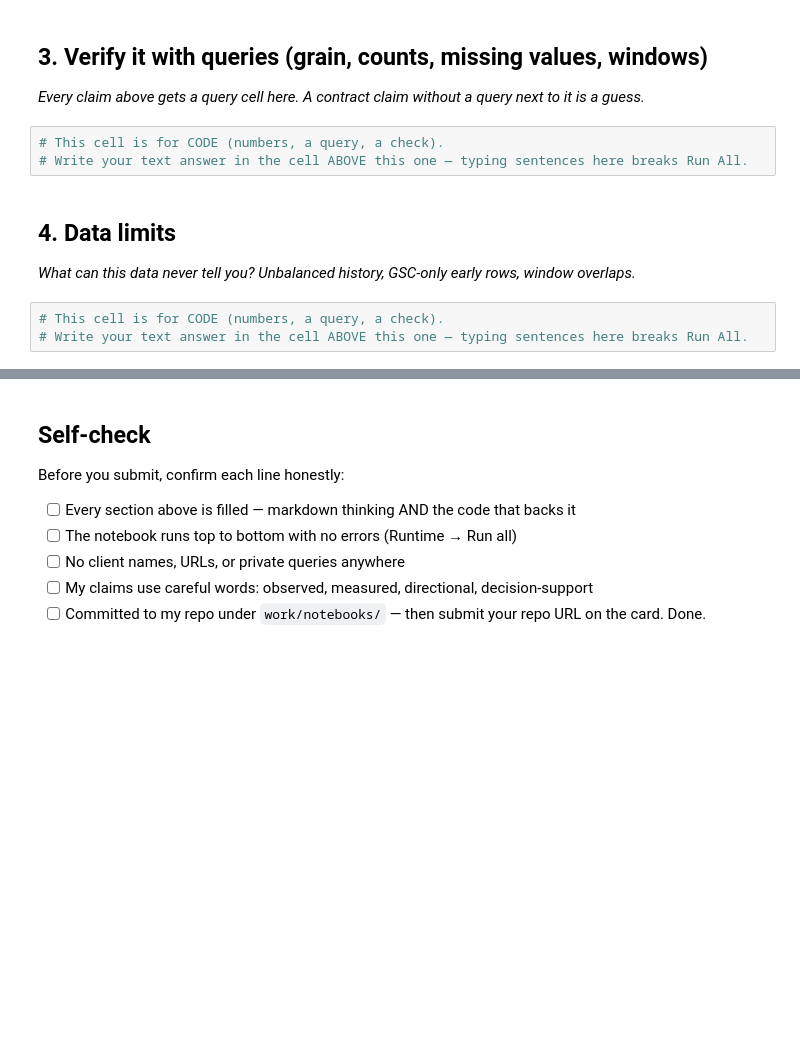
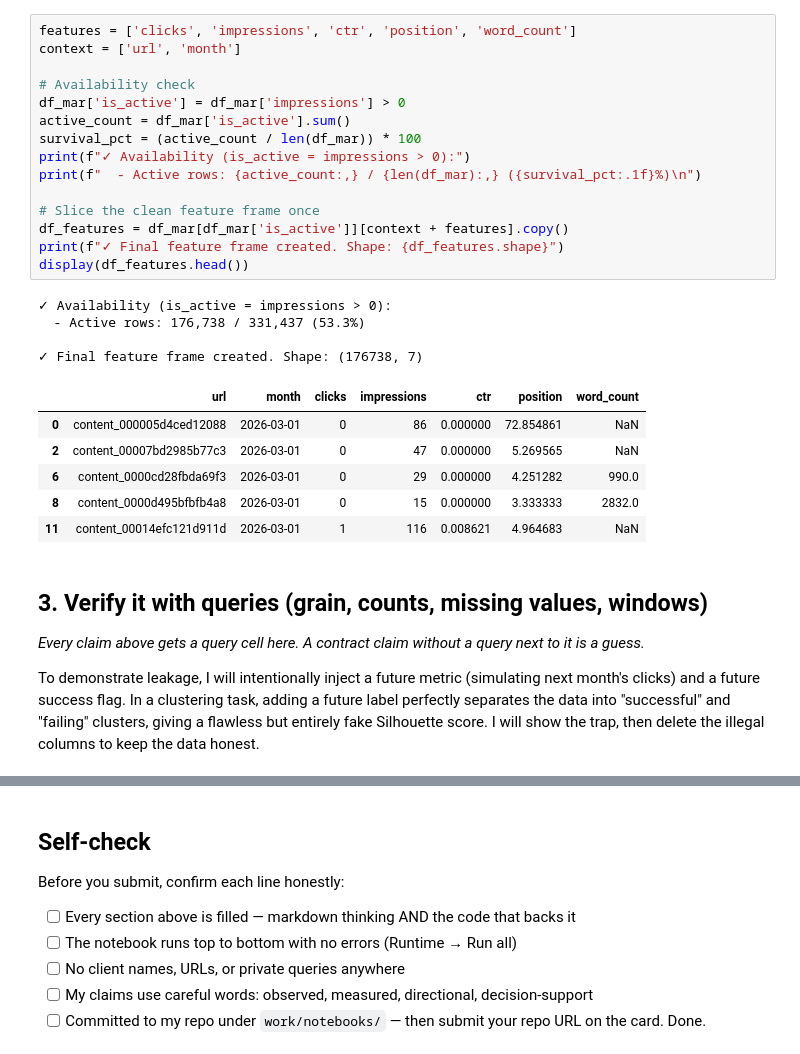
Before and after one commit to tokihab/FlyRankIntern-ML, a Jupyter notebook: work/notebooks/w03_data_contract.ipynb, the cells around one changed output, grey strips where cells are left out. Cells and saved outputs as stored; diff of their text form; blank space fills up the shorter version.

```diff
--- a/work/notebooks/w03_data_contract.ipynb
+++ b/work/notebooks/w03_data_contract.ipynb
@@ -23,14 +93,32 @@ This skeleton is yours to fill. Work the sections **in order** — each one has
+# %%
+features = ['clicks', 'impressions', 'ctr', 'position', 'word_count']
+context = ['url', 'month']
+
+# Availability check
+df_mar['is_active'] = df_mar['impressions'] > 0
+active_count = df_mar['is_active'].sum()
+survival_pct = (active_count / len(df_mar)) * 100
+print(f"✓ Availability (is_active = impressions > 0):")
+print(f"  - Active rows: {active_count:,} / {len(df_mar):,} ({survival_pct:.1f}%)\n")
+
+# Slice the clean feature frame once
+df_features = df_mar[df_mar['is_active']][context + features].copy()
+print(f"✓ Final feature frame created. Shape: {df_features.shape}")
+display(df_features.head())
+# %% [output]
+✓ Availability (is_active = impressions > 0):
+  - Active rows: 176,738 / 331,437 (53.3%)
+
+✓ Final feature frame created. Shape: (176738, 7)
+|  | url | month | clicks | impressions | ctr | position | word_count |
+| 0 | content_000005d4ced12088 | 2026-03-01 | 0 | 86 | 0.000000 | 72.854861 | NaN |
+| 2 | content_00007bd2985b77c3 | 2026-03-01 | 0 | 47 | 0.000000 | 5.269565 | NaN |
+| 6 | content_0000cd28fbda69f3 | 2026-03-01 | 0 | 29 | 0.000000 | 4.251282 | 990.0 |
+| 8 | content_0000d495bfbfb4a8 | 2026-03-01 | 0 | 15 | 0.000000 | 3.333333 | 2832.0 |
+| 11 | content_00014efc121d911d | 2026-03-01 | 1 | 116 | 0.008621 | 4.964683 | NaN |
 # %% [markdown]
 ## 3. Verify it with queries (grain, counts, missing values, windows)
 
 *Every claim above gets a query cell here. A contract claim without a query next to it is a guess.*
+
+To demonstrate leakage, I will intentionally inject a future metric (simulating next month's clicks) and a future success flag. In a clustering task, adding a future label perfectly separates the data into "successful" and "failing" clusters, giving a flawless but entirely fake Silhouette score. I will show the trap, then delete the illegal columns to keep the data honest.
-# %%
-# This cell is for CODE (numbers, a query, a check).
-# Write your text answer in the cell ABOVE this one — typing sentences here breaks Run All.
-# %% [markdown]
-## 4. Data limits
-
-*What can this data never tell you? Unbalanced history, GSC-only early rows, window overlaps.*
-# %%
-# This cell is for CODE (numbers, a query, a check).
-# Write your text answer in the cell ABOVE this one — typing sentences here breaks Run All.
```
Also changed, not shown: parts of 10 cells of this notebook.
